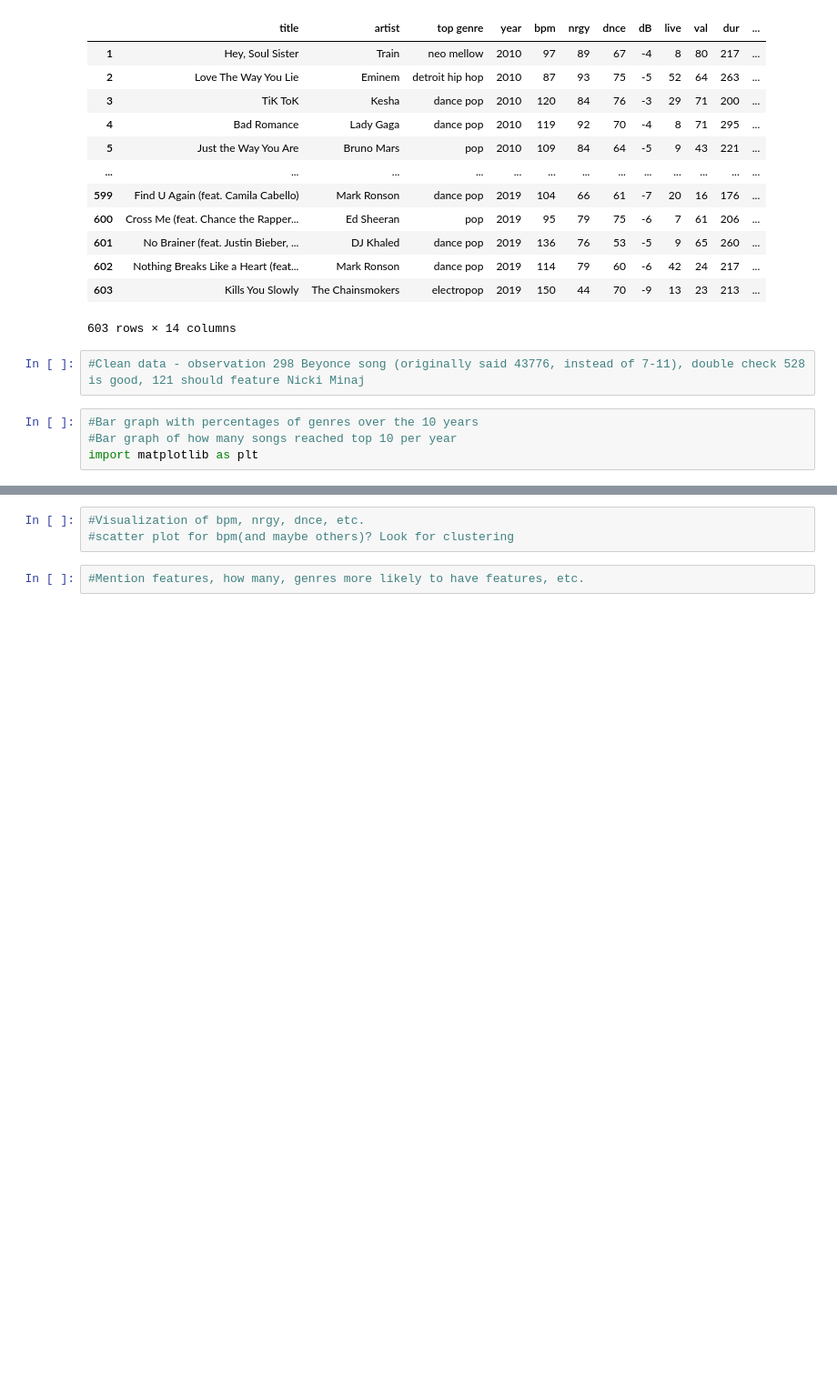
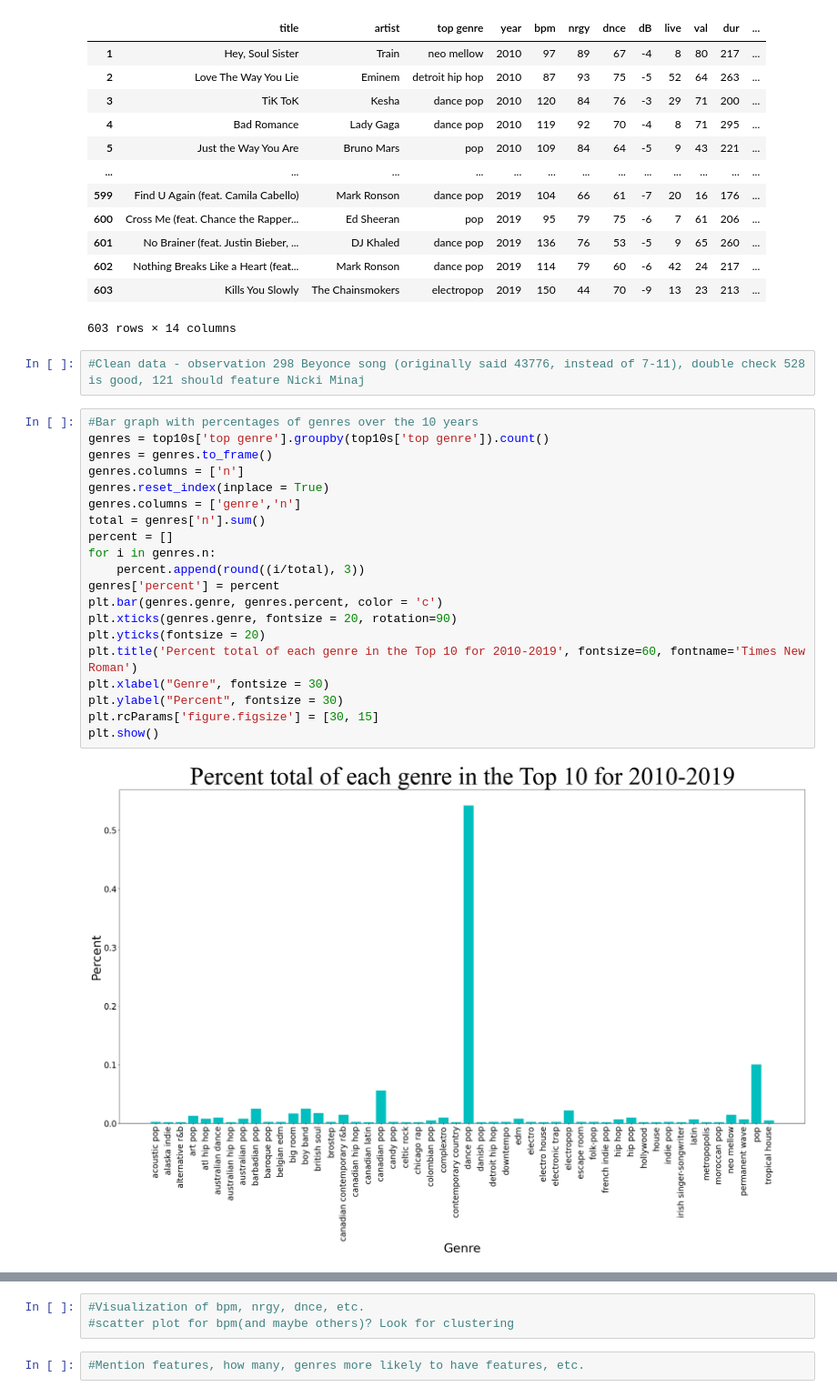
Before and after one commit to jvalliere/CMPS240-final-project, a Jupyter notebook: CMPS240_final_project.ipynb, the cells around one changed output, grey strips where cells are left out. Shown: that part at 91% size. Cells and saved outputs as stored; diff of their text form; blank space fills up the shorter version.

Commit message:
Add files via upload
Visualized percent total of each genre, as well as visualized the number of top ten songs per year.

```diff
--- a/CMPS240_final_project.ipynb
+++ b/CMPS240_final_project.ipynb
@@ -23,7 +23,25 @@ top10s
 603 rows × 14 columns
 # %%
 #Clean data - observation 298 Beyonce song (originally said 43776, instead of 7-11), double check 528 is good, 121 should feature Nicki Minaj
-# %%
-#Bar graph with percentages of genres over the 10 years
-#Bar graph of how many songs reached top 10 per year
-import matplotlib as plt
+# %%
+#Bar graph with percentages of genres over the 10 years
+genres = top10s['top genre'].groupby(top10s['top genre']).count()
+genres = genres.to_frame()
+genres.columns = ['n']
+genres.reset_index(inplace = True)
+genres.columns = ['genre','n']
+total = genres['n'].sum()
+percent = []
+for i in genres.n:
+    percent.append(round((i/total), 3))
+genres['percent'] = percent
+plt.bar(genres.genre, genres.percent, color = 'c')
+plt.xticks(genres.genre, fontsize = 20, rotation=90)
+plt.yticks(fontsize = 20)
+plt.title('Percent total of each genre in the Top 10 for 2010-2019', fontsize=60, fontname='Times New Roman')
+plt.xlabel("Genre", fontsize = 30)
+plt.ylabel("Percent", fontsize = 30)
+plt.rcParams['figure.figsize'] = [30, 15]
+plt.show()
+# %% [output]
+[figure, added]
```
Also changed, not shown: parts of 1 cell of this notebook.
